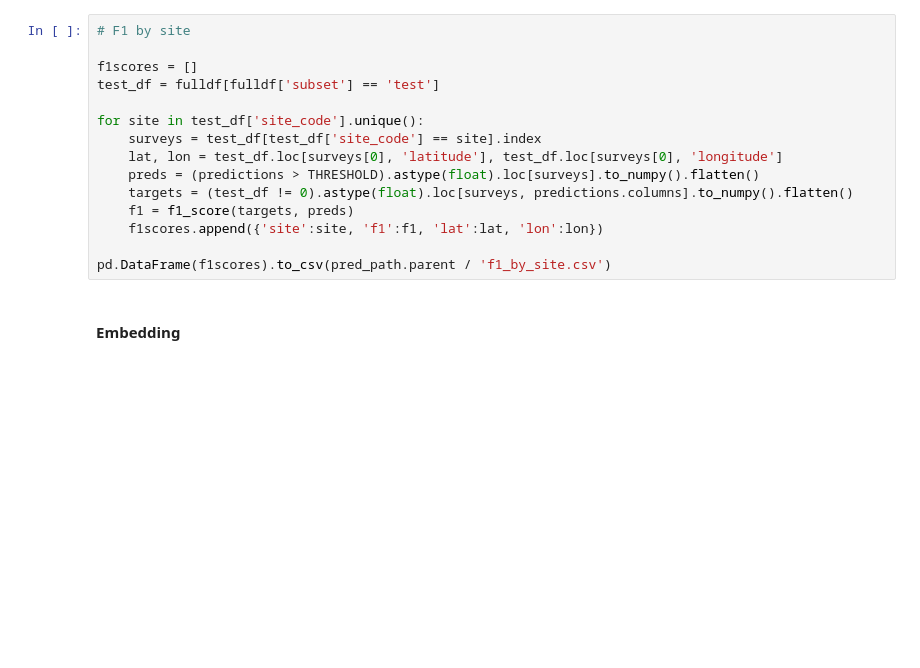
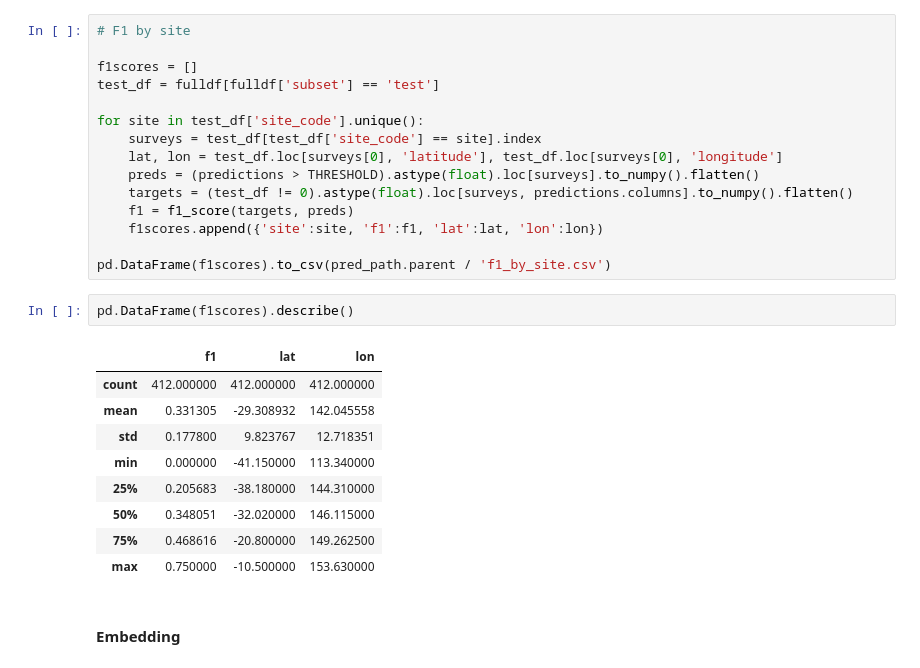
Before and after one commit to morand-g/malpolon-marbec, a Jupyter notebook: examples/RLS/RLS - PA outputs.ipynb, the cells around one changed output. Drawn from its saved outputs; the diff is of its cells as text; blank space fills up the shorter version.

```diff
--- a/examples/RLS/RLS - PA outputs.ipynb
+++ b/examples/RLS/RLS - PA outputs.ipynb
@@ -135,6 +153,18 @@ for site in test_df['site_code'].unique():
     f1scores.append({'site':site, 'f1':f1, 'lat':lat, 'lon':lon})
 
 pd.DataFrame(f1scores).to_csv(pred_path.parent / 'f1_by_site.csv')
+# %%
+pd.DataFrame(f1scores).describe()
+# %% [output]
+|  | f1 | lat | lon |
+| count | 412.000000 | 412.000000 | 412.000000 |
+| mean | 0.331305 | -29.308932 | 142.045558 |
+| std | 0.177800 | 9.823767 | 12.718351 |
+| min | 0.000000 | -41.150000 | 113.340000 |
+| 25% | 0.205683 | -38.180000 | 144.310000 |
+| 50% | 0.348051 | -32.020000 | 146.115000 |
+| 75% | 0.468616 | -20.800000 | 149.262500 |
+| max | 0.750000 | -10.500000 | 153.630000 |
 # %% [markdown]
 #### Embedding
 # %%
```
Also changed, not shown: parts of 31 cells of this notebook.
